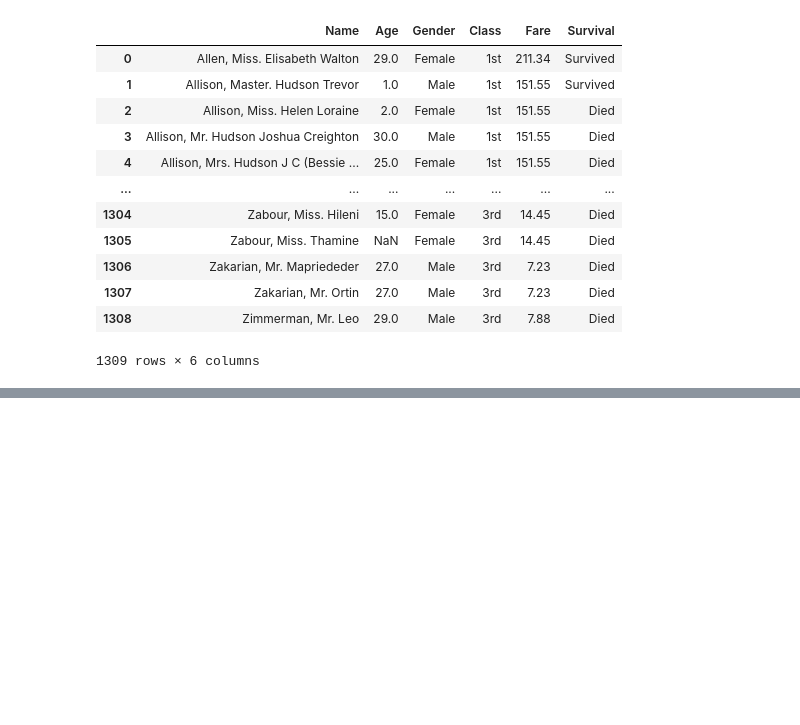
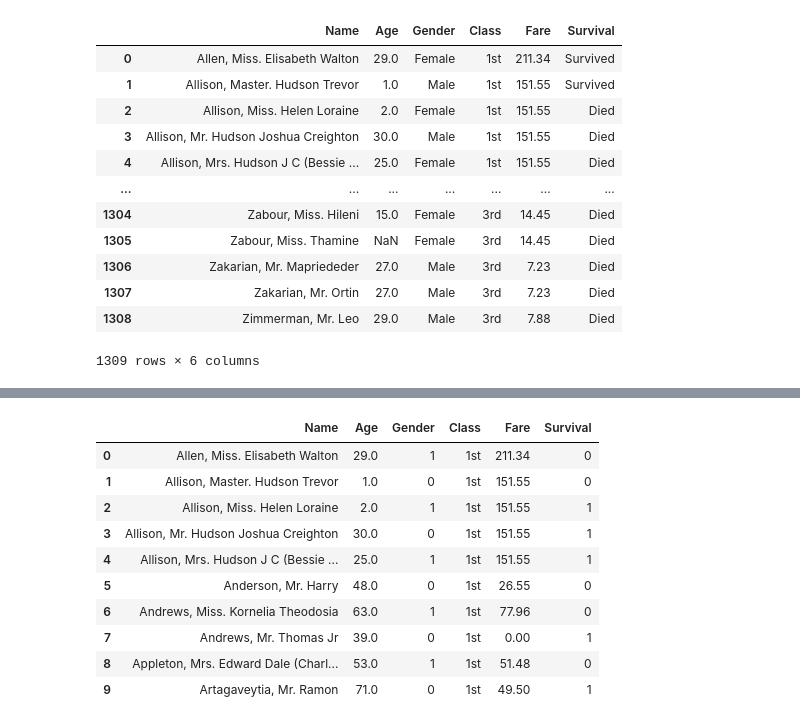
Before and after one commit to ckavana/ITCS-3162-Final-project---group-12, a Jupyter notebook: Final_Project_Notebook.ipynb, the cells around one changed output, grey strips where cells are left out. Saved outputs shown, nothing was run; the diff lists cells and outputs as text; code cells hidden in the pictures; blank space fills up the shorter version.

```diff
--- a/Final_Project_Notebook.ipynb
+++ b/Final_Project_Notebook.ipynb
@@ -20,0 +38,16 @@ df
+# %%
+df['Survival'] = df['Survival'].replace(regex='Survived', value= 0);
+df['Survival'] = df['Survival'].replace(regex='Died', value= 1);
+df.head(10)
+# %% [output]
+|  | Name | Age | Gender | Class | Fare | Survival |
+| 0 | Allen, Miss. Elisabeth Walton | 29.0 | 1 | 1st | 211.34 | 0 |
+| 1 | Allison, Master. Hudson Trevor | 1.0 | 0 | 1st | 151.55 | 0 |
+| 2 | Allison, Miss. Helen Loraine | 2.0 | 1 | 1st | 151.55 | 1 |
+| 3 | Allison, Mr. Hudson Joshua Creighton | 30.0 | 0 | 1st | 151.55 | 1 |
+| 4 | Allison, Mrs. Hudson J C (Bessie ... | 25.0 | 1 | 1st | 151.55 | 1 |
+| 5 | Anderson, Mr. Harry | 48.0 | 0 | 1st | 26.55 | 0 |
+| 6 | Andrews, Miss. Kornelia Theodosia | 63.0 | 1 | 1st | 77.96 | 0 |
+| 7 | Andrews, Mr. Thomas Jr | 39.0 | 0 | 1st | 0.00 | 1 |
+| 8 | Appleton, Mrs. Edward Dale (Charl... | 53.0 | 1 | 1st | 51.48 | 0 |
+| 9 | Artagaveytia, Mr. Ramon | 71.0 | 0 | 1st | 49.50 | 1 |
```
Also changed, not shown: parts of 4 cells of this notebook.
